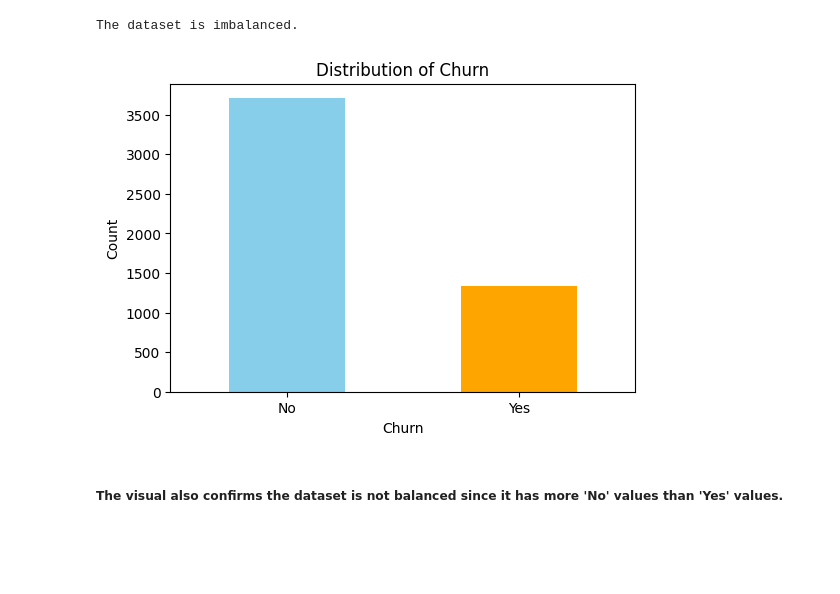
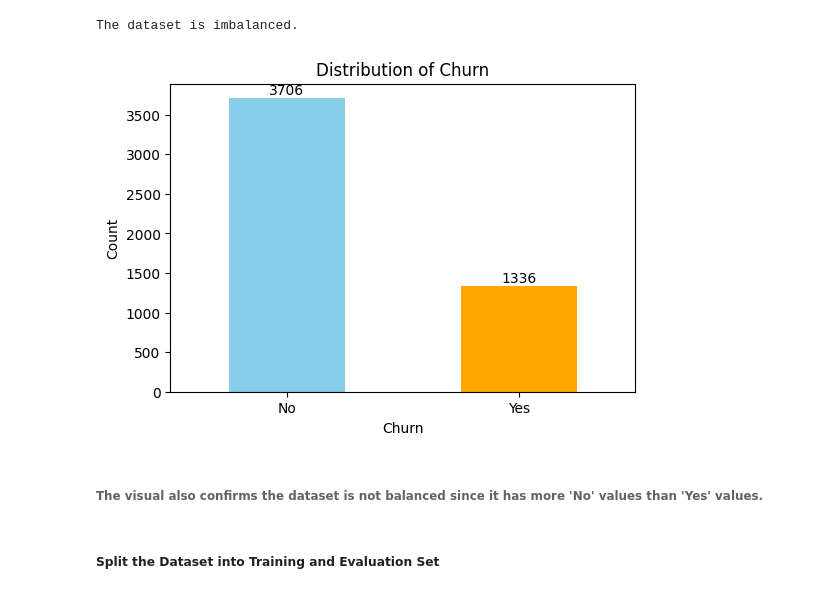
Before and after one commit to AndyMortey/A-Classification-Project-The-Customer-Churn-Analysis, a Jupyter notebook: notebook.ipynb, the cells around one changed output. Cells and saved outputs as stored; diff of their text form; code cells hidden in the pictures; blank space fills up the shorter version.

```diff
--- a/notebook.ipynb
+++ b/notebook.ipynb
@@ -902,8 +905,8 @@ df.head()
 | 4 | 9237-HQITU | Female | 0 | No | No | 2 | Yes | No | ... |
 5 rows × 23 columns
 # %%
-#Drop the 'churn_encoded' and 'monthly_charges_bin' columns
-df = df.drop(['churn_encoded', 'monthly_charges_bin'], axis=1)
+#Drop the 'customerid', 'churn_encoded' and 'monthly_charges_bin' columns
+df = df.drop(['customerid', 'churn_encoded', 'monthly_charges_bin'], axis=1)
 # %%
 #Check dataframe
 df.head()
@@ -917,0 +930,3 @@ df.head()
+# %%
+#Drop rows with missing values in the churn column
+df.dropna(subset=['churn'], inplace=True)
@@ -918,3 +963,6 @@ df.head()
+# %%
+#Change the data type of the seniorcitizen column to object
+df['seniorcitizen'] = df['seniorcitizen'].astype(str)
 # %% [markdown]
 ##### To check if the dataset is balanced, we set a threshold of 5%. If the absolute difference between the counts of the two classes is less than the threshold, then the dataset is considered balanced; otherwise, it's considered imbalanced.
 # %%
@@ -935,19 +983,25 @@ else:
 # %% [output]
 The dataset is imbalanced.
 # %%
-#Visualize to confirm
 #Count the occurrences of each class
 class_counts = df['churn'].value_counts()
 
 #Plot the distribution of the target variable
 plt.figure(figsize=(6, 4))
-class_counts.plot(kind='bar', color=['skyblue', 'orange'])
+bars = class_counts.plot(kind='bar', color=['skyblue', 'orange'])
 plt.title('Distribution of Churn')
 plt.xlabel('Churn')
 plt.ylabel('Count')
 plt.xticks(rotation=0)
+
+#Annotate the bars with churn counts
+for i, count in enumerate(class_counts):
+    plt.text(i, count + 10, str(count), ha='center', va='bottom')
+
 plt.show()
 # %% [output]
-[figure, old version]
+[figure, new version]
 # %% [markdown]
-##### The visual also confirms the dataset is not balanced since it has more 'No' values than 'Yes' values.
+###### The visual also confirms the dataset is not balanced since it has more 'No' values than 'Yes' values.
+# %% [markdown]
+##### Split the Dataset into Training and Evaluation Set
```
Also changed, not shown: parts of 8 cells of this notebook.
